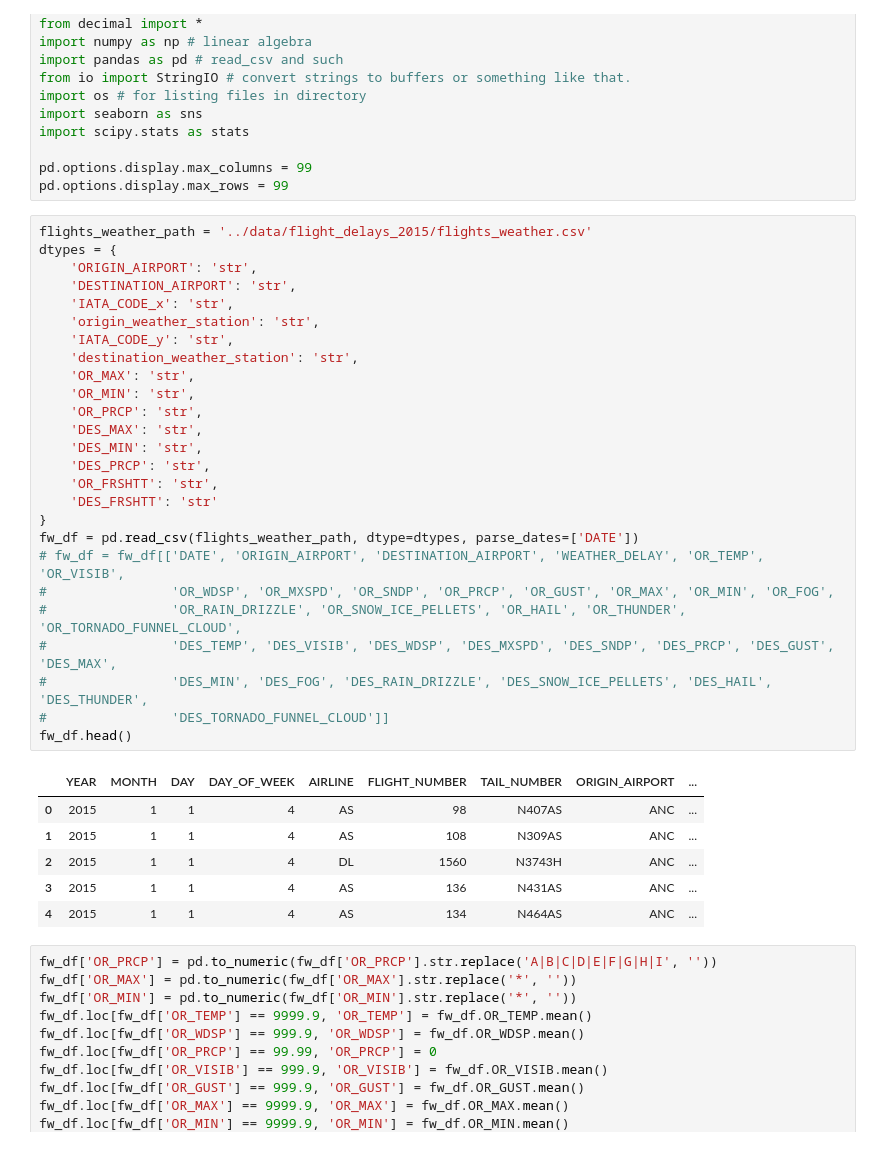
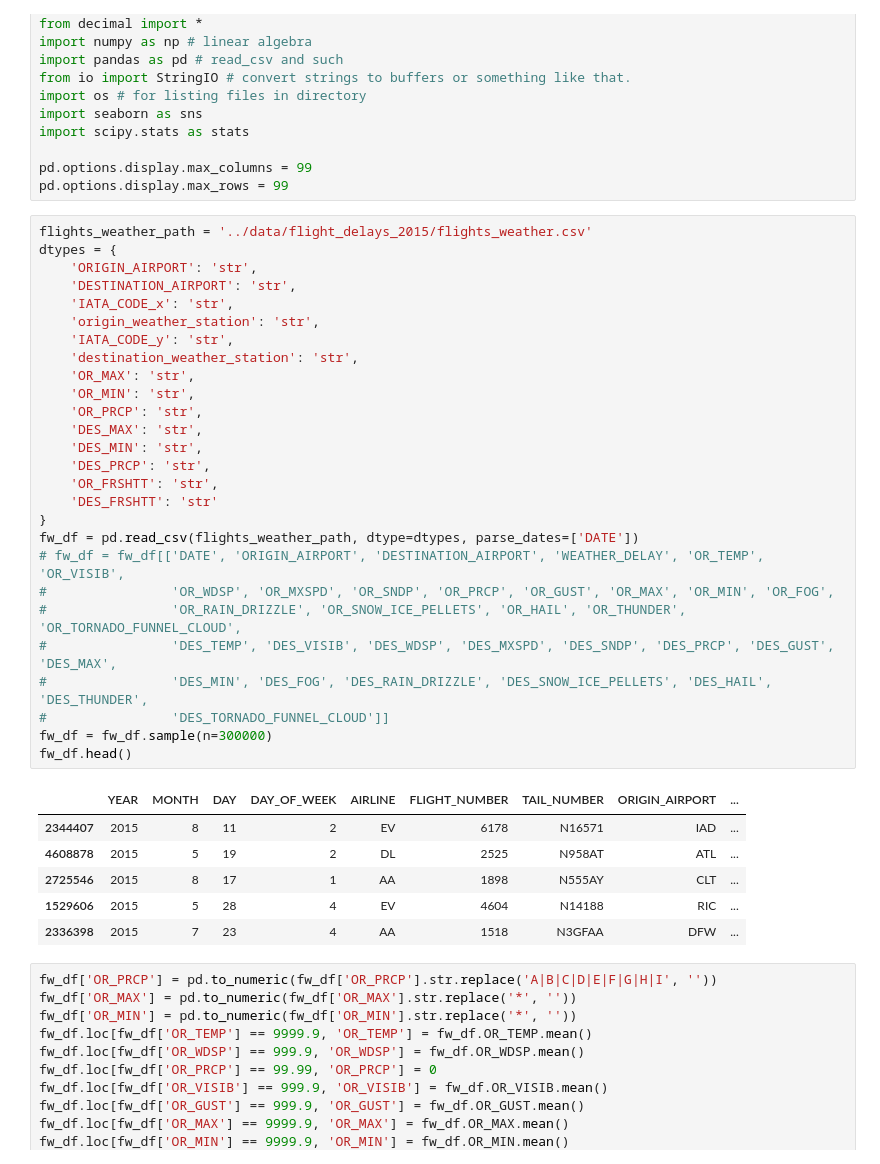
Before and after one commit to UNCG-CSE/Volag, a Jupyter notebook: src/classification.ipynb, the cells around one changed output. Cells and saved outputs as stored; diff of their text form.

```diff
--- a/src/classification.ipynb
+++ b/src/classification.ipynb
@@ -17,36 +17,37 @@ pd.options.display.max_rows = 99
 # %%
 flights_weather_path = '../data/flight_delays_2015/flights_weather.csv'
 dtypes = {
     'ORIGIN_AIRPORT': 'str',
     'DESTINATION_AIRPORT': 'str',
     'IATA_CODE_x': 'str',
     'origin_weather_station': 'str',
     'IATA_CODE_y': 'str',
     'destination_weather_station': 'str',
     'OR_MAX': 'str',
     'OR_MIN': 'str',
     'OR_PRCP': 'str',
     'DES_MAX': 'str',
     'DES_MIN': 'str',
     'DES_PRCP': 'str',
     'OR_FRSHTT': 'str',
     'DES_FRSHTT': 'str'
 }
 fw_df = pd.read_csv(flights_weather_path, dtype=dtypes, parse_dates=['DATE'])
 # fw_df = fw_df[['DATE', 'ORIGIN_AIRPORT', 'DESTINATION_AIRPORT', 'WEATHER_DELAY', 'OR_TEMP', 'OR_VISIB',
 #                'OR_WDSP', 'OR_MXSPD', 'OR_SNDP', 'OR_PRCP', 'OR_GUST', 'OR_MAX', 'OR_MIN', 'OR_FOG',
 #                'OR_RAIN_DRIZZLE', 'OR_SNOW_ICE_PELLETS', 'OR_HAIL', 'OR_THUNDER', 'OR_TORNADO_FUNNEL_CLOUD',
 #                'DES_TEMP', 'DES_VISIB', 'DES_WDSP', 'DES_MXSPD', 'DES_SNDP', 'DES_PRCP', 'DES_GUST', 'DES_MAX',
 #                'DES_MIN', 'DES_FOG', 'DES_RAIN_DRIZZLE', 'DES_SNOW_ICE_PELLETS', 'DES_HAIL', 'DES_THUNDER',
 #                'DES_TORNADO_FUNNEL_CLOUD']]
+fw_df = fw_df.sample(n=300000)
 fw_df.head()
 # %% [output]
 |  | YEAR | MONTH | DAY | DAY_OF_WEEK | AIRLINE | FLIGHT_NUMBER | TAIL_NUMBER | ORIGIN_AIRPORT | ... |
-| 0 | 2015 | 1 | 1 | 4 | AS | 98 | N407AS | ANC | ... |
-| 1 | 2015 | 1 | 1 | 4 | AS | 108 | N309AS | ANC | ... |
-| 2 | 2015 | 1 | 1 | 4 | DL | 1560 | N3743H | ANC | ... |
-| 3 | 2015 | 1 | 1 | 4 | AS | 136 | N431AS | ANC | ... |
-| 4 | 2015 | 1 | 1 | 4 | AS | 134 | N464AS | ANC | ... |
+| 2344407 | 2015 | 8 | 11 | 2 | EV | 6178 | N16571 | IAD | ... |
+| 4608878 | 2015 | 5 | 19 | 2 | DL | 2525 | N958AT | ATL | ... |
+| 2725546 | 2015 | 8 | 17 | 1 | AA | 1898 | N555AY | CLT | ... |
+| 1529606 | 2015 | 5 | 28 | 4 | EV | 4604 | N14188 | RIC | ... |
+| 2336398 | 2015 | 7 | 23 | 4 | AA | 1518 | N3GFAA | DFW | ... |
 # %%
 fw_df['OR_PRCP'] = pd.to_numeric(fw_df['OR_PRCP'].str.replace('A|B|C|D|E|F|G|H|I', ''))
 fw_df['OR_MAX'] = pd.to_numeric(fw_df['OR_MAX'].str.replace('*', ''))
```
Also changed, not shown: parts of 18 cells of this notebook, 4 other files.
